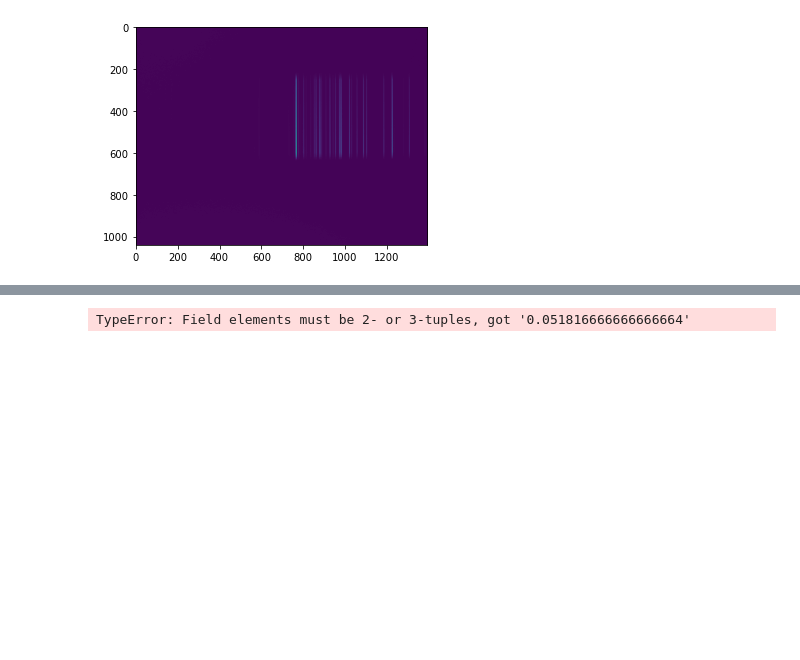
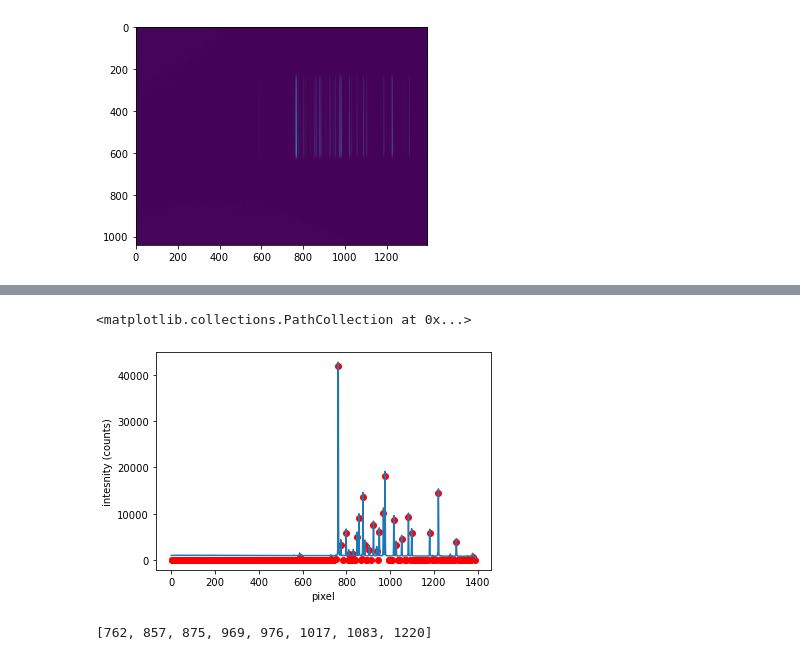
Before and after one commit to Yousousen/solar_physics, a Jupyter notebook: scripts/ijking.ipynb, the cells around one changed output, grey strips where cells are left out. Cells and saved outputs as stored; diff of their text form; code cells hidden in the pictures; blank space fills up the shorter version.

Commit message:
Add files via upload
neon ijking. compleet

```diff
--- a/scripts/ijking.ipynb
+++ b/scripts/ijking.ipynb
@@ -146,5 +144,26 @@ plt.plot(filtered_pixel, filtered_new)
 # tips: niet alle punten hoeven in de fit voor de ijking, neem slechts een aantal golflengtes/pixel nums
 
 #kan ook met zon & fraunhoverlijnen
+
+neon_lambda_A = [5852.49, 6143.06, 6096.16, 6266.49, 6402.25, 6717.04, 7032.41, 7245.17]
-# %% [output]
-TypeError: Field elements must be 2- or 3-tuples, got '0.051816666666666664'
+# %%
+plt.xlabel('pixel')
+plt.ylabel('intesnity (counts)')
+plt.plot(spectrum)
+plt.scatter(peaks, prominences, color="red")
+# %% [output]
+<matplotlib.collections.PathCollection at 0x...>
+[figure, added]
+# %%
+peaks_new = []
+prominences_new = []
+n=0
+for i in prominences:
+    if i > 8000:
+        prominences_new.append(i)
+        peaks_new.append(peaks[n])
+    n+=1
+
+peaks_new
+# %% [output]
+[762, 857, 875, 969, 976, 1017, 1083, 1220]
```
Also changed, not shown: parts of 15 cells of this notebook.
